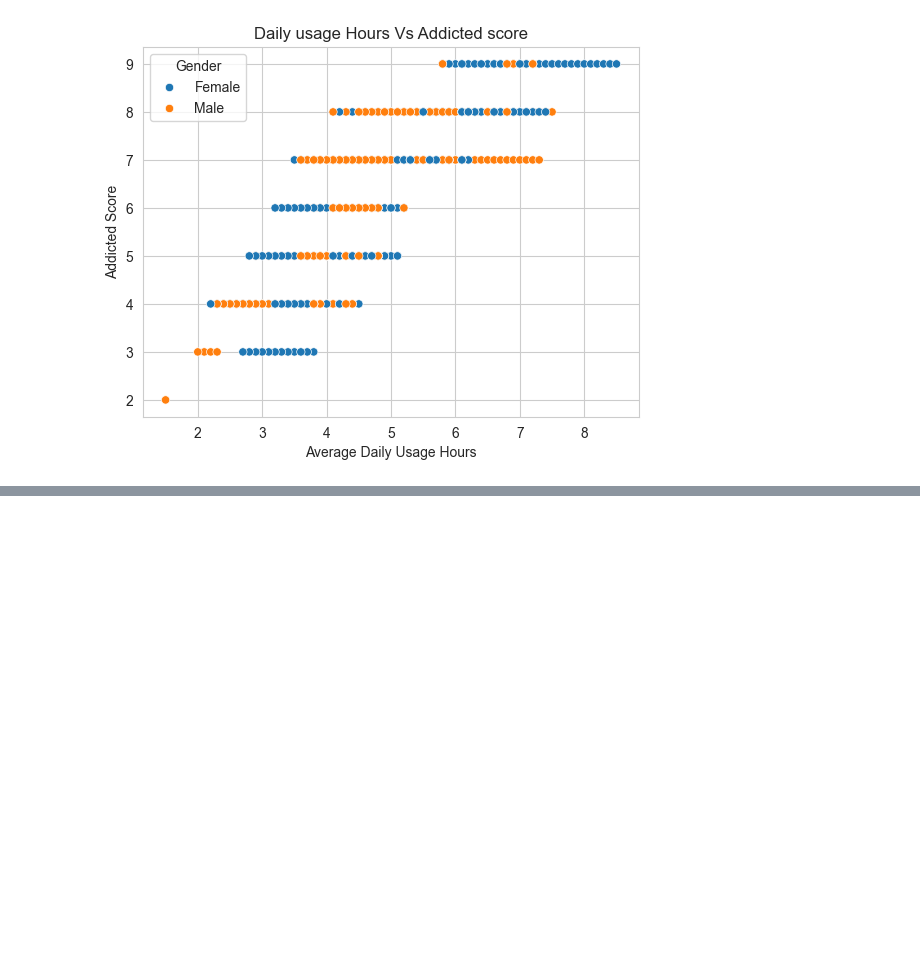
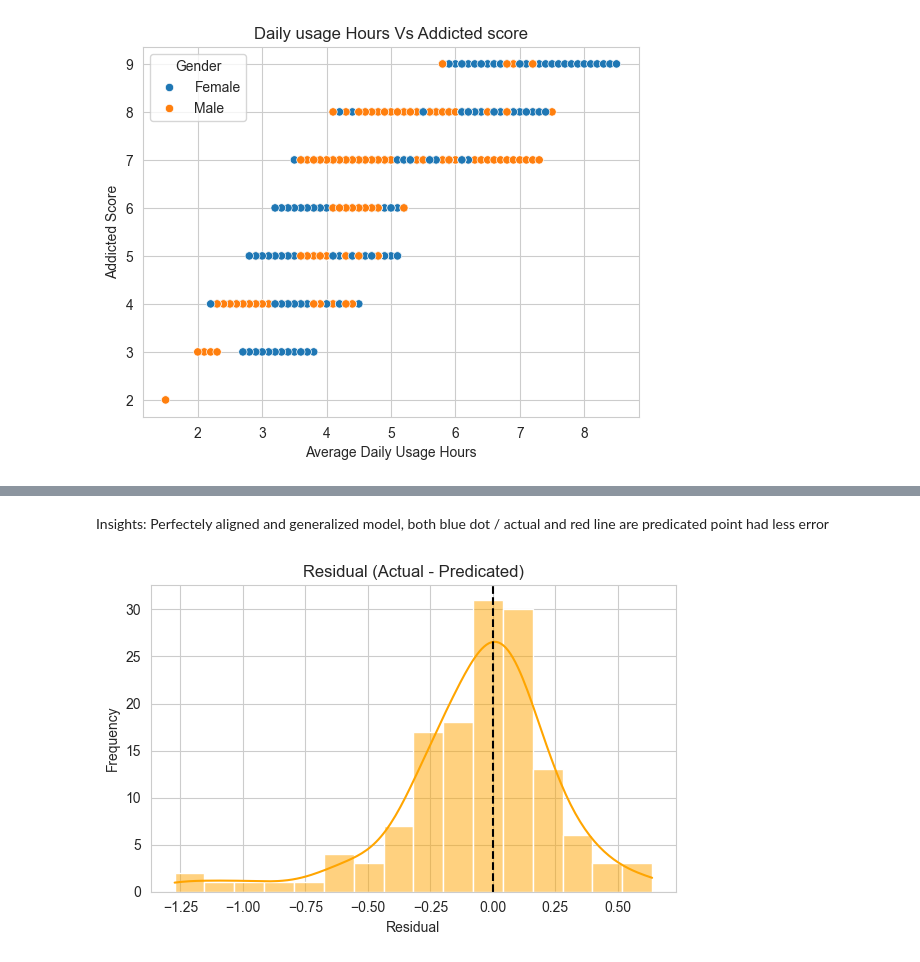
Before and after one commit to chaudhary-dotcom/socialMedia_addication, a Jupyter notebook: soclMedAddication.ipynb, the cells around one changed output, grey strips where cells are left out. Saved outputs shown, nothing was run; the diff lists cells and outputs as text; code cells hidden in the pictures; blank space fills up the shorter version.

```diff
--- a/soclMedAddication.ipynb
+++ b/soclMedAddication.ipynb
@@ -275,0 +312,15 @@ NameError: name 'models' is not defined
+# %% [markdown]
+Insights: Perfectely aligned and  generalized model, both blue dot / actual and red line are predicated point had less error
+# %%
+# Residual plot (Error Analysis)
+residual = y_test - y_pred_test
+plt.figure(figsize=(6, 4))
+sns.histplot(residual, kde=True, color='orange')
+plt.axvline(0, color='black', linestyle='--')
+plt.title('Residual (Actual - Predicated)')
+plt.xlabel('Residual')
+plt.ylabel('Frequency')
+plt.tight_layout()
+plt.show()
+# %% [output]
+[figure, added]
```
Also changed, not shown: parts of 35 cells of this notebook.
